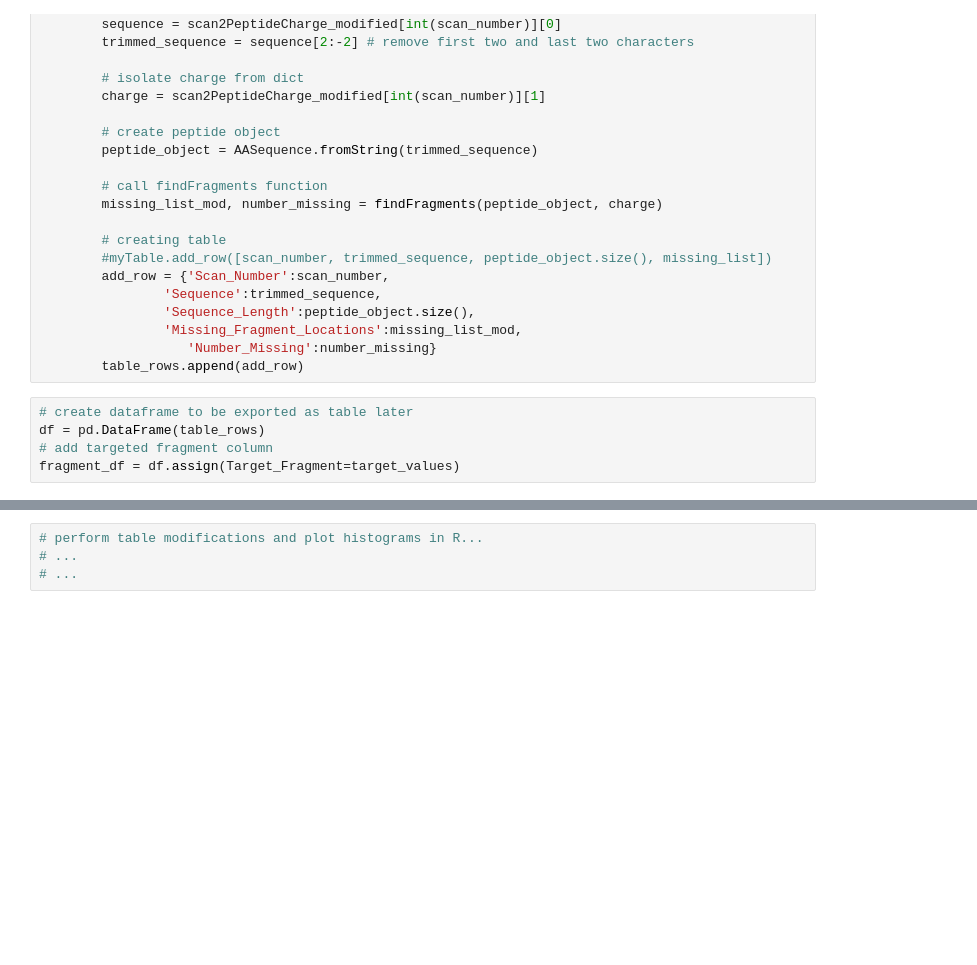
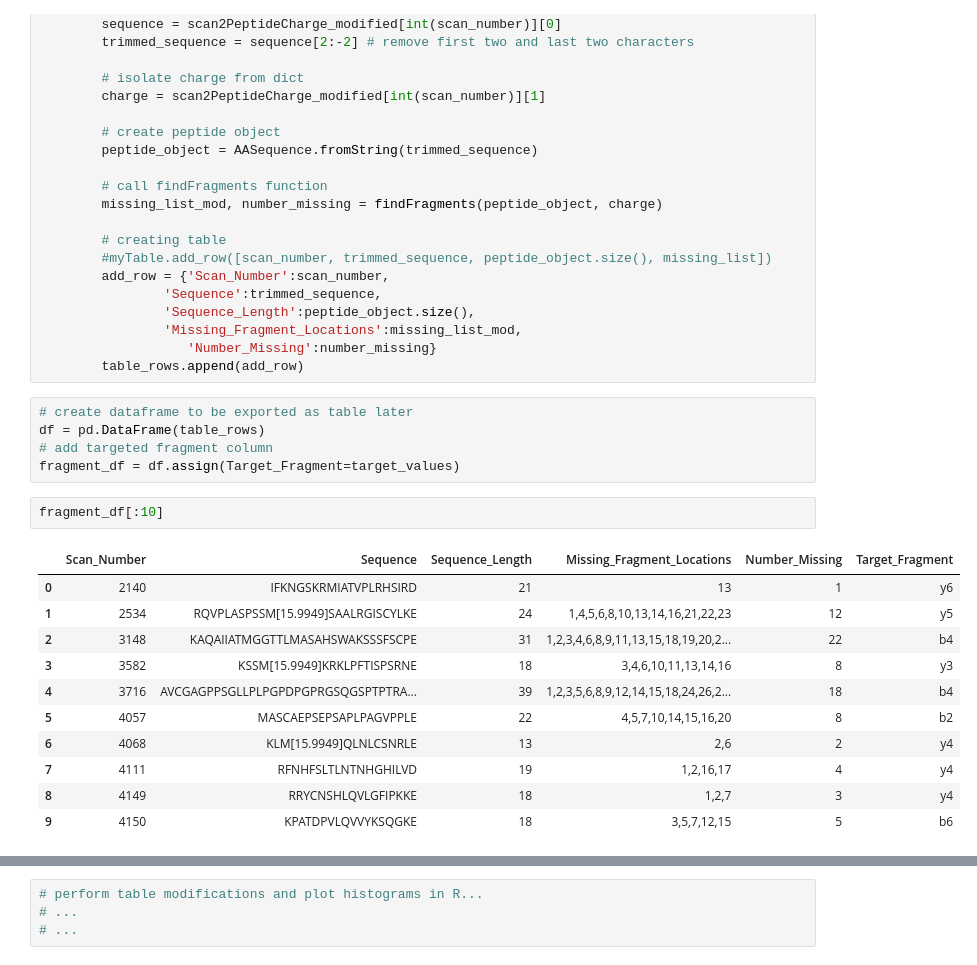
Before and after one commit to miaruppel/DeNovo, a Jupyter notebook: DeNovo_main.ipynb, the cells around one changed output, grey strips where cells are left out. Saved outputs shown, nothing was run; the diff lists cells and outputs as text; blank space fills up the shorter version.

```diff
--- a/DeNovo_main.ipynb
+++ b/DeNovo_main.ipynb
@@ -158,3 +173,17 @@ for s in exp1:
 df = pd.DataFrame(table_rows)
 # add targeted fragment column
 fragment_df = df.assign(Target_Fragment=target_values)
+# %%
+fragment_df[:10]
+# %% [output]
+|  | Scan_Number | Sequence | Sequence_Length | Missing_Fragment_Locations | Number_Missing | Target_Fragment |
+| 0 | 2140 | IFKNGSKRMIATVPLRHSIRD | 21 | 13 | 1 | y6 |
+| 1 | 2534 | RQVPLASPSSM[15.9949]SAALRGISCYLKE | 24 | 1,4,5,6,8,10,13,14,16,21,22,23 | 12 | y5 |
+| 2 | 3148 | KAQAIIATMGGTTLMASAHSWAKSSSFSCPE | 31 | 1,2,3,4,6,8,9,11,13,15,18,19,20,2... | 22 | b4 |
+| 3 | 3582 | KSSM[15.9949]KRKLPFTISPSRNE | 18 | 3,4,6,10,11,13,14,16 | 8 | y3 |
+| 4 | 3716 | AVCGAGPPSGLLPLPGPDPGPRGSQGSPTPTRA... | 39 | 1,2,3,5,6,8,9,12,14,15,18,24,26,2... | 18 | b4 |
+| 5 | 4057 | MASCAEPSEPSAPLPAGVPPLE | 22 | 4,5,7,10,14,15,16,20 | 8 | b2 |
+| 6 | 4068 | KLM[15.9949]QLNLCSNRLE | 13 | 2,6 | 2 | y4 |
+| 7 | 4111 | RFNHFSLTLNTNHGHILVD | 19 | 1,2,16,17 | 4 | y4 |
+| 8 | 4149 | RRYCNSHLQVLGFIPKKE | 18 | 1,2,7 | 3 | y4 |
+| 9 | 4150 | KPATDPVLQVVYKSQGKE | 18 | 3,5,7,12,15 | 5 | b6 |
```
Also changed, not shown: parts of 14 cells of this notebook.
